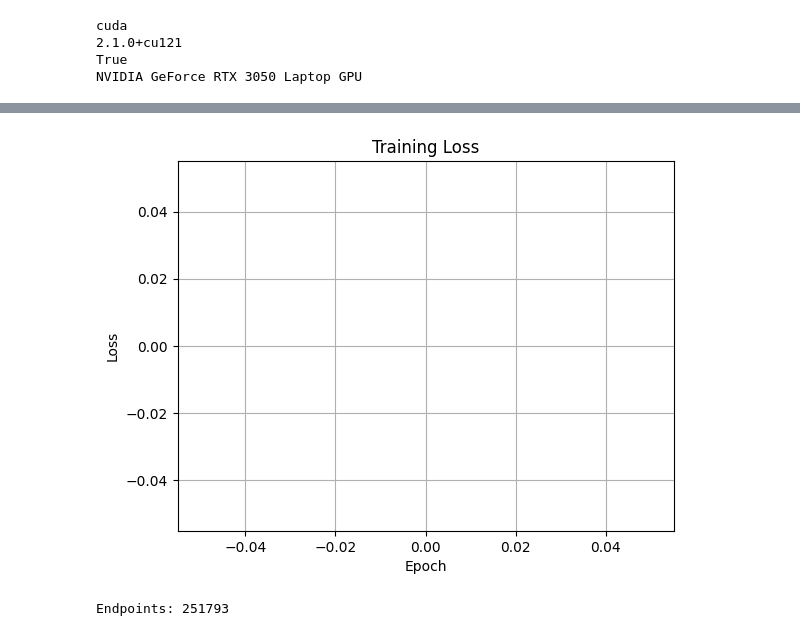
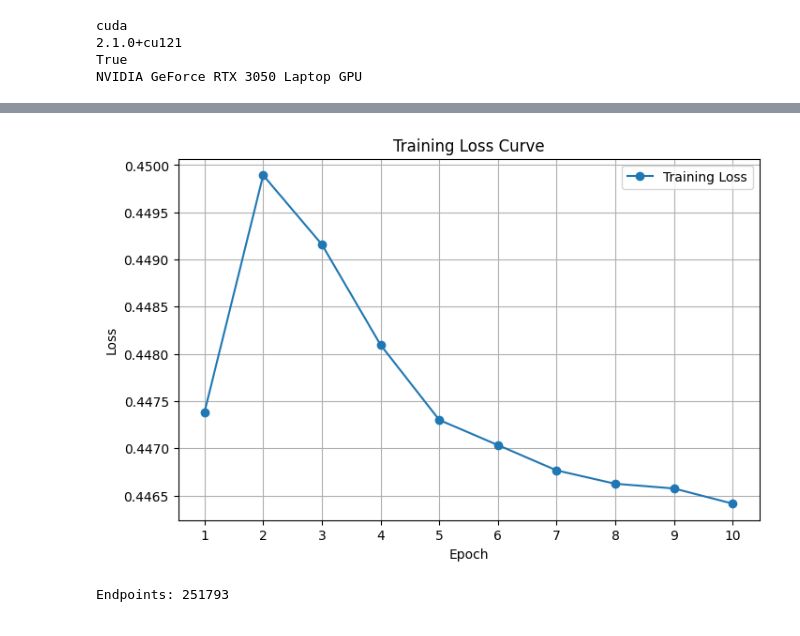
Before and after one commit to VietDQ1904/Image-Processing-2026, a Jupyter notebook: eda/balbc.ipynb, the cells around one changed output, grey strips where cells are left out. Cells and saved outputs as stored; diff of their text form; code cells hidden in the pictures.

Commit message:
Fix training loss curve

```diff
--- a/eda/balbc.ipynb
+++ b/eda/balbc.ipynb
@@ -482,18 +474,23 @@ torch.save({
     "out_dim": 64
 }, "model_GCN.pt")
 # %%
-plt.figure()
+plt.figure(figsize=(8, 5))
 
-plt.plot(epoch_losses, marker='o')
+epochs = range(1, len(epoch_losses) + 1)
+
+plt.plot(epochs, epoch_losses, marker='o', label='Training Loss')
 
 plt.xlabel("Epoch")
 plt.ylabel("Loss")
-plt.title("Training Loss")
+plt.title("Training Loss Curve")
+
+plt.xticks(epochs)
 
 plt.grid(True)
+plt.legend()
 plt.show()
 # %% [output]
-[figure, old version]
+[figure, new version]
 # %%
 ckpt = torch.load("model_GCN.pt", map_location=device)
 
```
Also changed, not shown: parts of 5 cells of this notebook.
